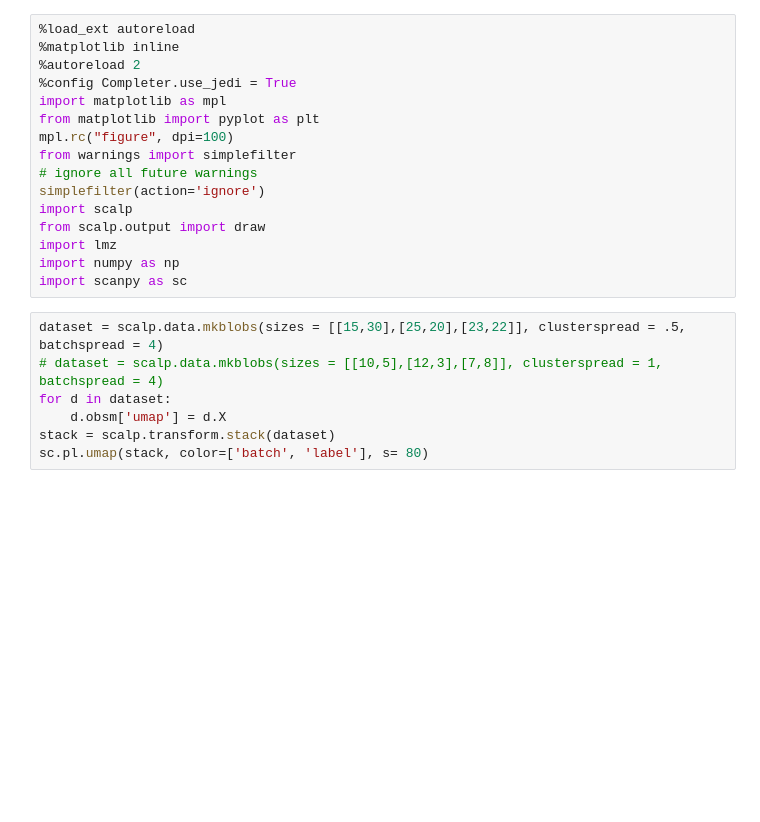
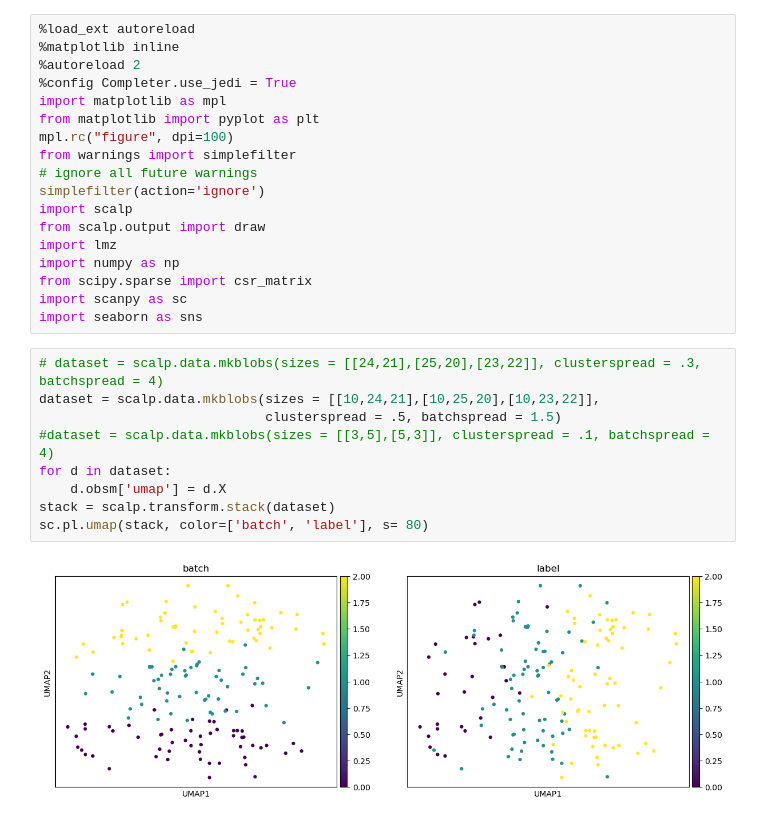
Before and after one commit to smautner/cellsaw, a Jupyter notebook: notebooks/scalp_blobs.ipynb, the cells around one changed output. Cells and saved outputs as stored; diff of their text form; blank space fills up the shorter version.

```diff
--- a/notebooks/scalp_blobs.ipynb
+++ b/notebooks/scalp_blobs.ipynb
@@ -13,13 +13,19 @@ import scalp
 from scalp.output import draw
 import lmz
 import numpy as np
+from scipy.sparse import csr_matrix
 import scanpy as sc
+import seaborn as sns
 # %%
-dataset = scalp.data.mkblobs(sizes = [[15,30],[25,20],[23,22]], clusterspread = .5, batchspread = 4)
-# dataset = scalp.data.mkblobs(sizes = [[10,5],[12,3],[7,8]], clusterspread = 1, batchspread = 4)
+# dataset = scalp.data.mkblobs(sizes = [[24,21],[25,20],[23,22]], clusterspread = .3, batchspread = 4)
+dataset = scalp.data.mkblobs(sizes = [[10,24,21],[10,25,20],[10,23,22]],
+                             clusterspread = .5, batchspread = 1.5)
+#dataset = scalp.data.mkblobs(sizes = [[3,5],[5,3]], clusterspread = .1, batchspread = 4)
 for d in dataset:
     d.obsm['umap'] = d.X
 stack = scalp.transform.stack(dataset)
 sc.pl.umap(stack, color=['batch', 'label'], s= 80)
+# %% [output]
+[figure, added]
 # %%
 from scipy.sparse.csgraph import dijkstra
```
Also changed, not shown: parts of 7 cells of this notebook, 3 other files.
